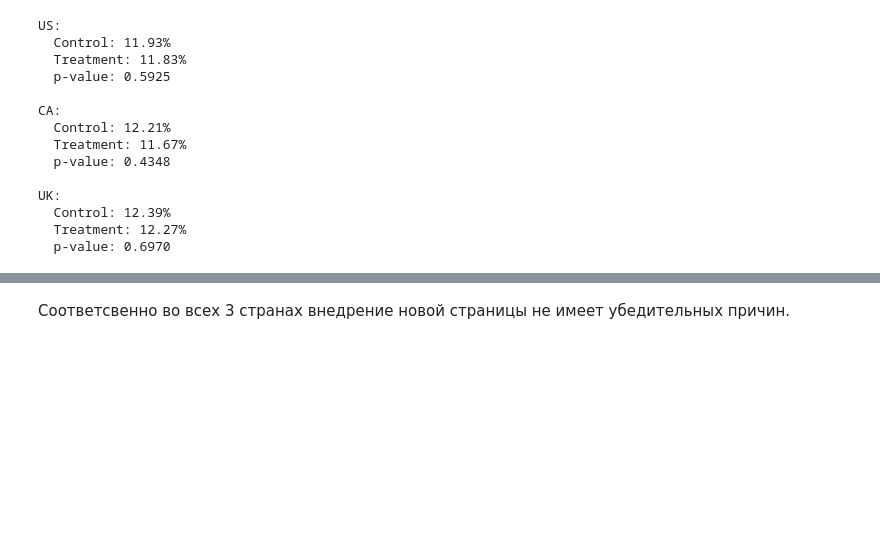
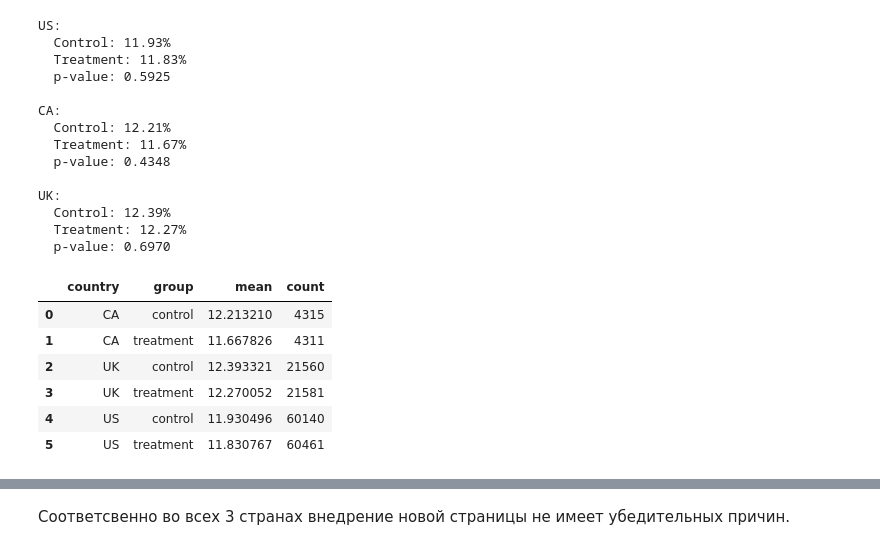
Before and after one commit to viktory-41/ecommerce_ab_testing_2022, a Jupyter notebook: ecommerce_ab_testing_2022_dataset1.ipynb, the cells around one changed output, grey strips where cells are left out. Cells and saved outputs as stored; diff of their text form; code cells hidden in the pictures; blank space fills up the shorter version.

```diff
--- a/ecommerce_ab_testing_2022_dataset1.ipynb
+++ b/ecommerce_ab_testing_2022_dataset1.ipynb
@@ -418,3 +441,16 @@ UK:
   Control: 12.39%
   Treatment: 12.27%
   p-value: 0.6970
+# %%
+country_conv = df_final.groupby(['country', 'group'])['converted'].agg(['mean', 'count'])
+country_conv['mean'] = country_conv['mean'] * 100  # переводим в проценты
+country_conv = country_conv.reset_index()
+country_conv
+# %% [output]
+|  | country | group | mean | count |
+| 0 | CA | control | 12.213210 | 4315 |
+| 1 | CA | treatment | 11.667826 | 4311 |
+| 2 | UK | control | 12.393321 | 21560 |
+| 3 | UK | treatment | 12.270052 | 21581 |
+| 4 | US | control | 11.930496 | 60140 |
+| 5 | US | treatment | 11.830767 | 60461 |
```
Also changed, not shown: parts of 7 cells of this notebook.
